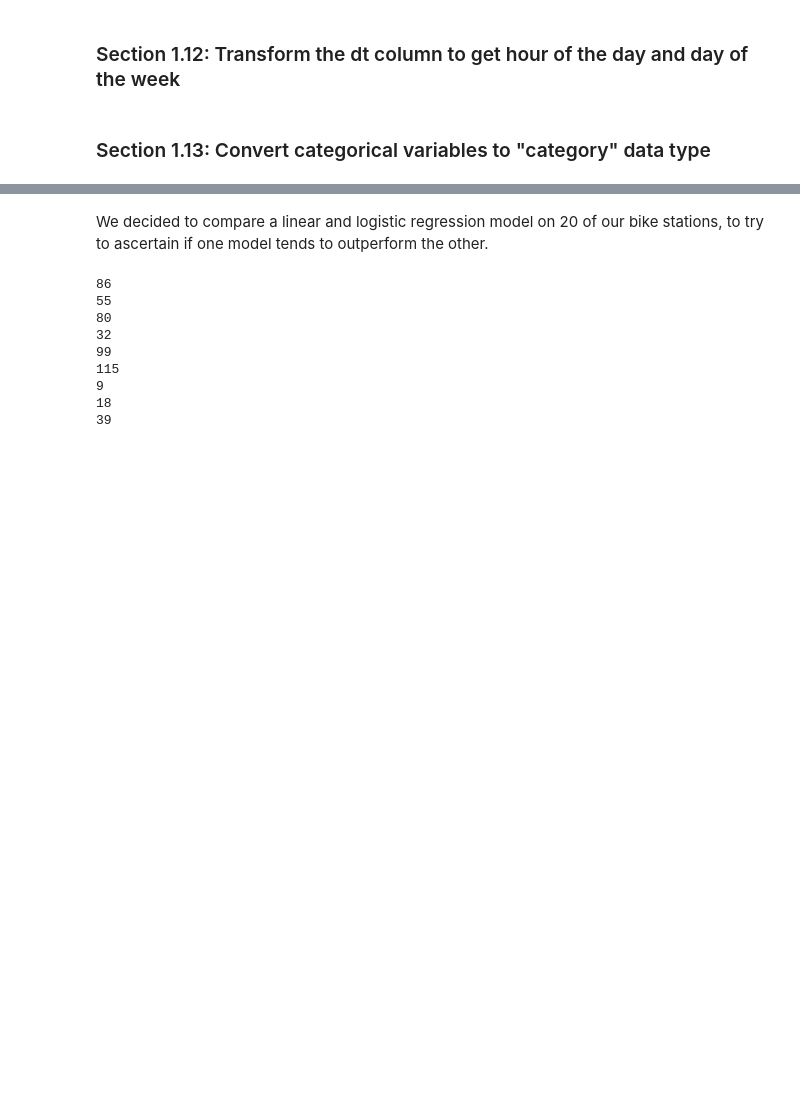
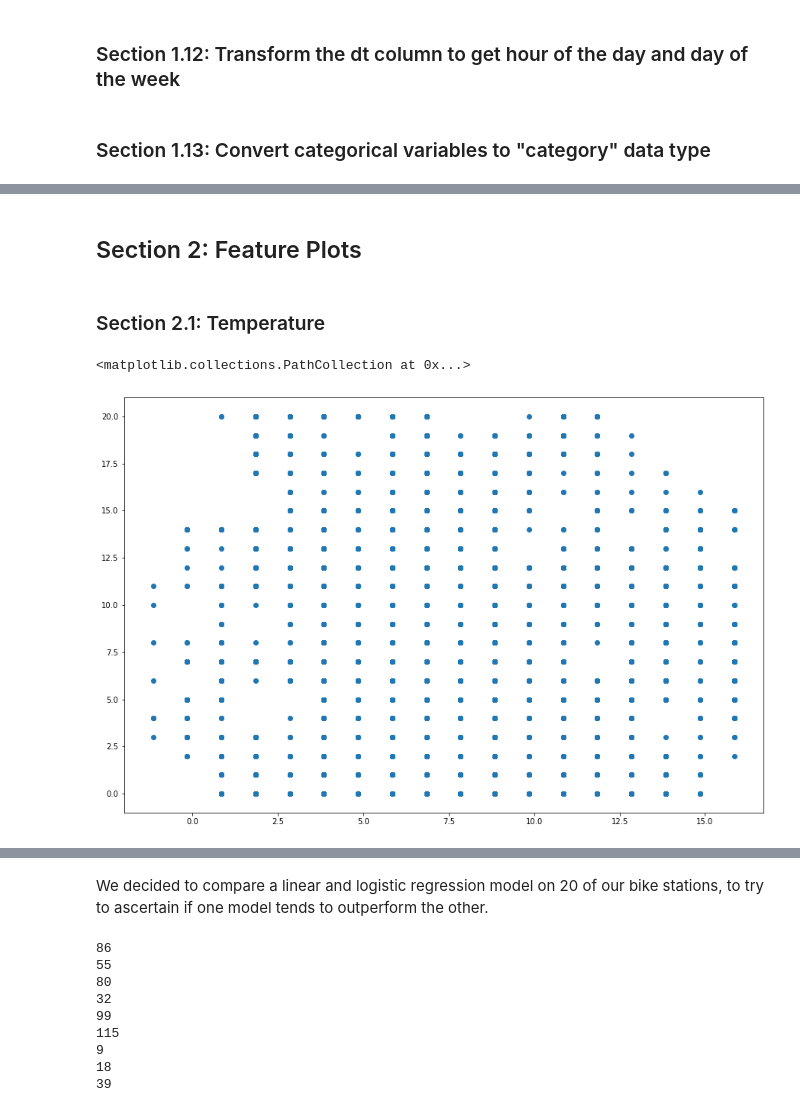
Before and after one commit to michaeldavitt/COMP30830_Dublin_Bikes_App, a Jupyter notebook: machine_learning/machineLearningModels.ipynb, the cells around one changed output, grey strips where cells are left out. Saved outputs shown, nothing was run; the diff lists cells and outputs as text; code cells hidden in the pictures; blank space fills up the shorter version.

Commit message:
Adds feature diagrams so that we can observe the impact of feature changes on our target variable - bike and parking space availability

```diff
--- a/machine_learning/machineLearningModels.ipynb
+++ b/machine_learning/machineLearningModels.ipynb
@@ -60,5 +72,5 @@ availability_df.drop_duplicates(inplace=True)
 # %% [markdown]
 ### Section 1.4: Read in weather data
 # %%
-weather_df = pd.read_sql_query("SELECT dt, temperature, main FROM dbikes.real_time_weather", engine)
+weather_df = pd.read_sql_query("SELECT dt, temperature, pressure, humidity, clouds, visibility, main FROM dbikes.real_time_weather", engine)
 # %% [output]
@@ -114,0 +170,10 @@ df["hour"] = df["hour"].astype("category")
+# %% [markdown]
+## Section 2: Feature Plots
+# %% [markdown]
+### Section 2.1: Temperature
+# %%
+plt.figure(figsize=(15, 10))
+plt.scatter(df["temperature"][df["number"] == 2], df["available_bikes"][df["number"] == 2])
+# %% [output]
+<matplotlib.collections.PathCollection at 0x...>
+[figure, added]
```
Also changed, not shown: parts of 39 cells of this notebook.
